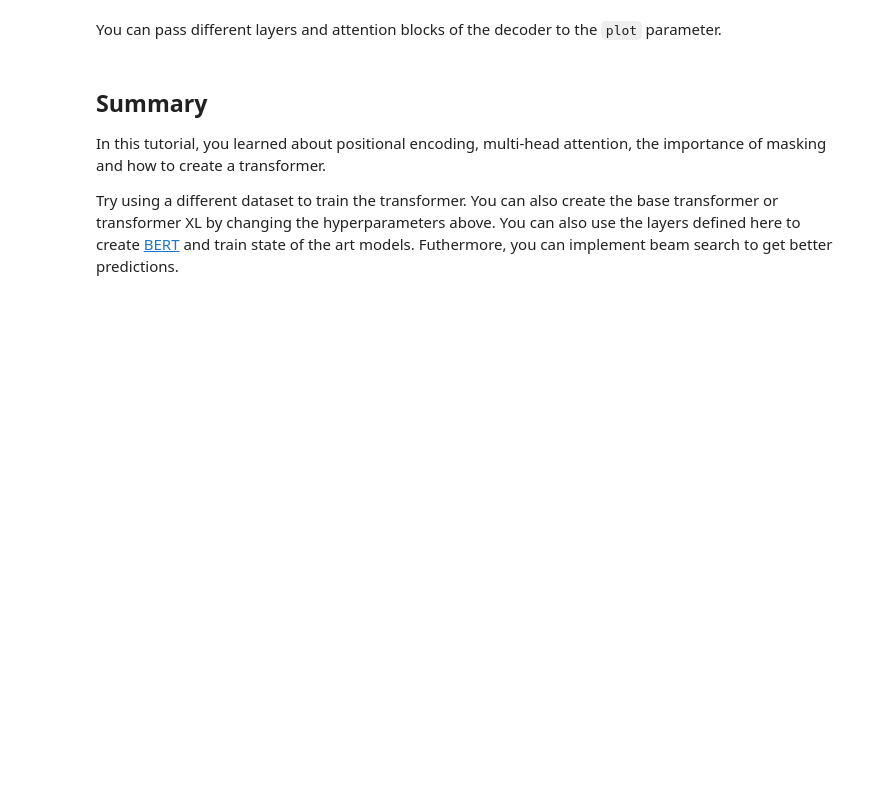
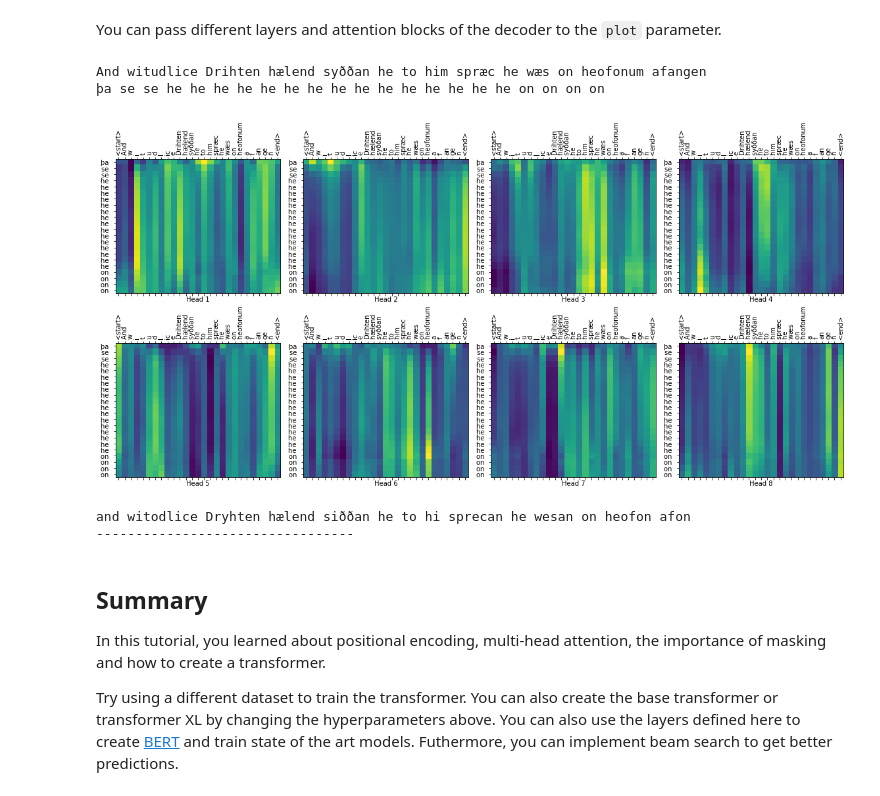
Before and after one commit to webnora/OE_py, a Jupyter notebook: transformer.ipynb, the cells around one changed output. Saved outputs shown, nothing was run; the diff lists cells and outputs as text; code cells hidden in the pictures; blank space fills up the shorter version.

Commit message:
test_predict with plot

```diff
--- a/transformer.ipynb
+++ b/transformer.ipynb
@@ -1100,4 +1098,6 @@ def translate(sentence, plot=''):
 # %%
-for a, b in train_examples.take(1):
-    translate(a.numpy().decode())
-    tf.print(b)
+def test_predict(ds, count=3, plot=None):
+    for a, b in ds.take(count):
+        translate(a.numpy().decode(), plot)
+        tf.print(b)
+        print('---------------------------------')
@@ -1123,3 +1136,11 @@ print ("Real translation: this is the first book i've ever done.")
+# %%
+test_predict(val_examples, 1, plot='decoder_layer4_block2')
+# %% [output]
+And witudlice Drihten hælend syððan he to him spræc he wæs on heofonum afangen
+þa se se he he he he he he he he he he he he he he he on on on on
+[figure, added]
+and witodlice Dryhten hælend siððan he to hi sprecan he wesan on heofon afon
+---------------------------------
 # %% [markdown]
 ## Summary
 
```
Also changed, not shown: parts of 9 cells of this notebook.
